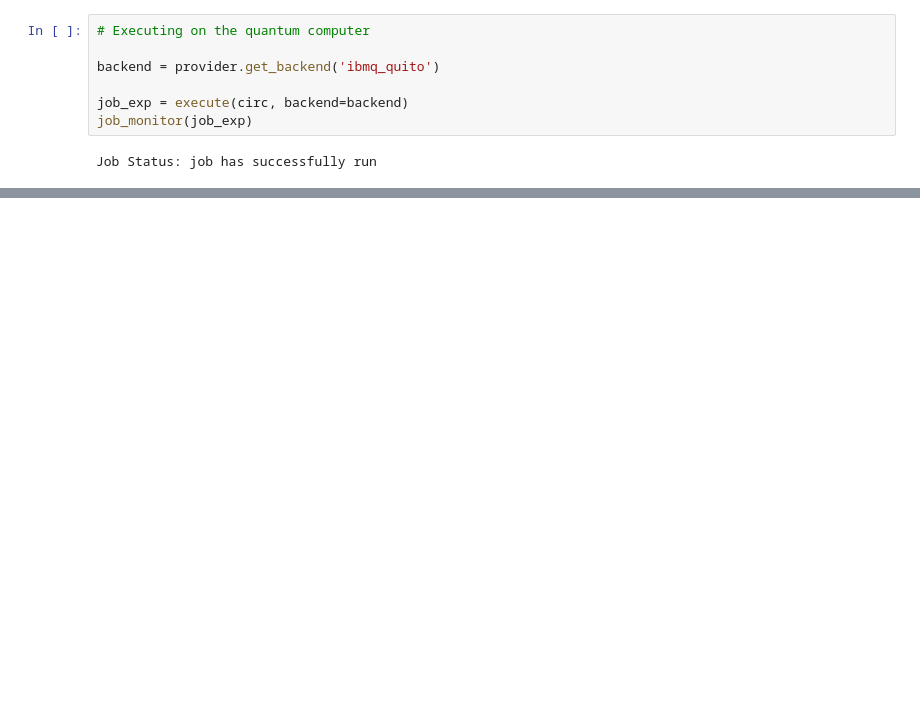
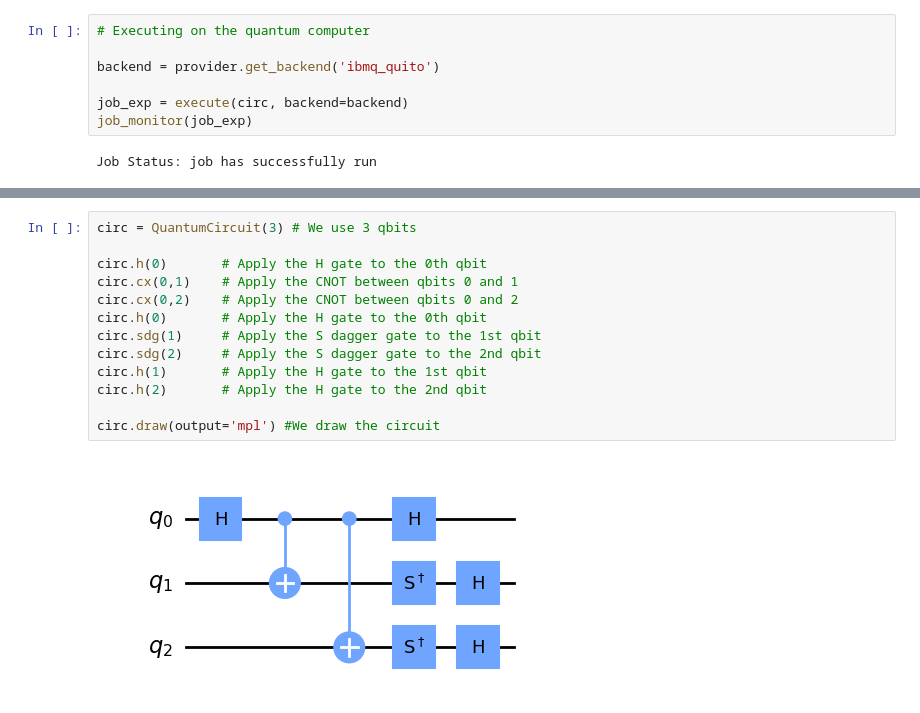
Before and after one commit to Marcondiro/QUANTIS-lab, a Jupyter notebook: QUANTIS Notebook 2 Circuit in IBM Quantum Computer.ipynb, the cells around one changed output, grey strips where cells are left out. Drawn from its saved outputs; the diff is of its cells as text; blank space fills up the shorter version.

Commit message:
Add circuit interpretation

```diff
--- a/QUANTIS Notebook 2 Circuit in IBM Quantum Computer.ipynb
+++ b/QUANTIS Notebook 2 Circuit in IBM Quantum Computer.ipynb
@@ -207,0 +221,15 @@ plot_histogram([counts_exp,counts], legend=['Device', 'Simulator'])
+# %%
+circ = QuantumCircuit(3) # We use 3 qbits
+
+circ.h(0)       # Apply the H gate to the 0th qbit
+circ.cx(0,1)    # Apply the CNOT between qbits 0 and 1
+circ.cx(0,2)    # Apply the CNOT between qbits 0 and 2
+circ.h(0)       # Apply the H gate to the 0th qbit
+circ.sdg(1)     # Apply the S dagger gate to the 1st qbit
+circ.sdg(2)     # Apply the S dagger gate to the 2nd qbit
+circ.h(1)       # Apply the H gate to the 1st qbit
+circ.h(2)       # Apply the H gate to the 2nd qbit
+
+circ.draw(output='mpl') #We draw the circuit
+# %% [output]
+[figure, added]
```
Also changed, not shown: parts of 10 cells of this notebook.
